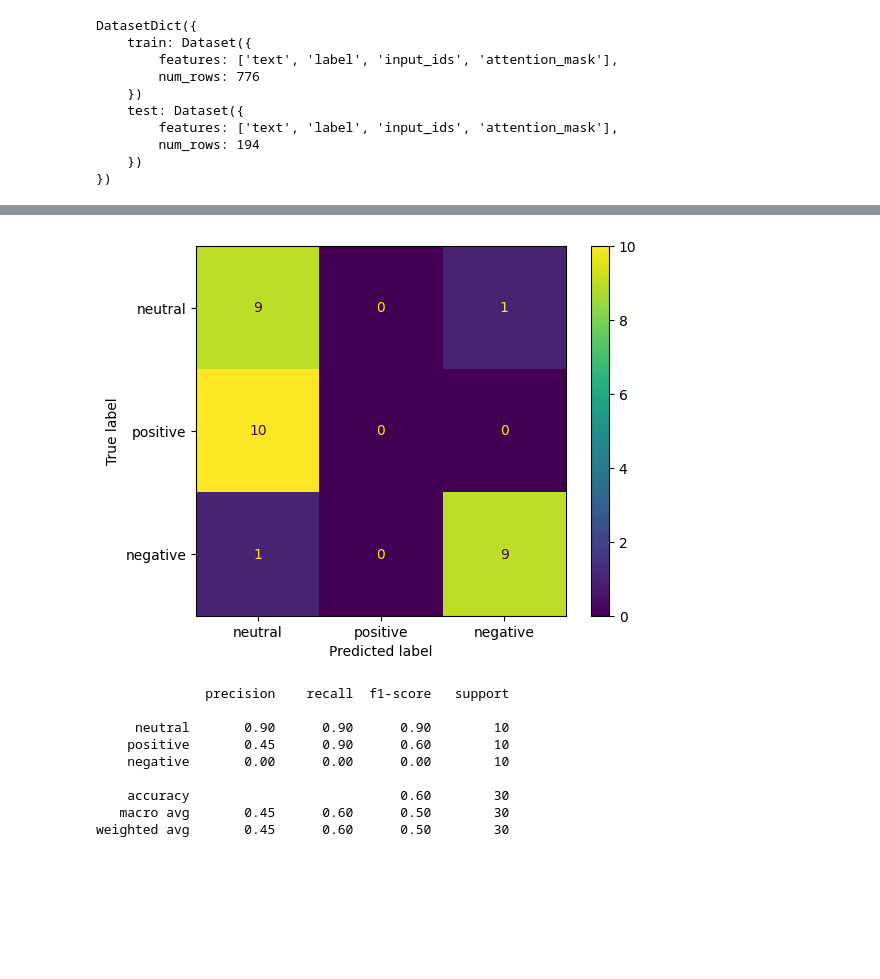
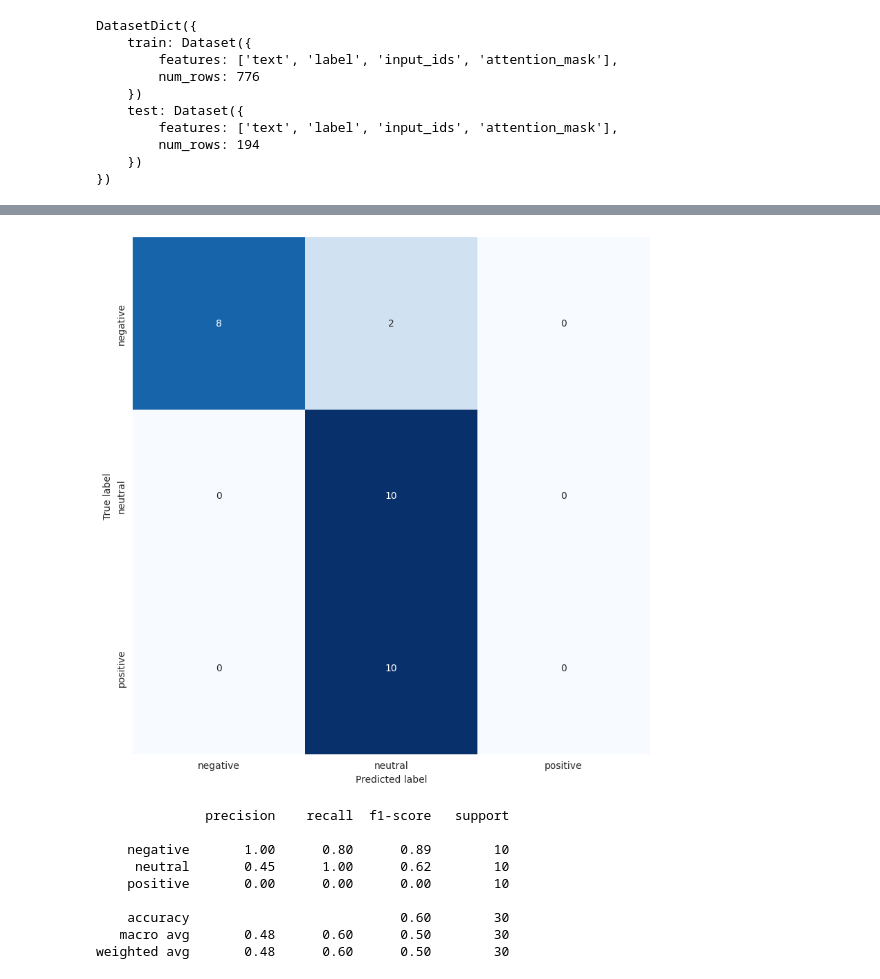
Before and after one commit to ErenNarin/DI725_assignment1, a Jupyter notebook: notebooks/4_gpt2_sentiment_model.ipynb, the cells around one changed output, grey strips where cells are left out. Drawn from its saved outputs; the diff is of its cells as text; code cells hidden in the pictures; blank space fills up the shorter version.

Commit message:
confusion matrix colors are changed

```diff
--- a/notebooks/4_gpt2_sentiment_model.ipynb
+++ b/notebooks/4_gpt2_sentiment_model.ipynb
@@ -112,26 +113,30 @@ Prediction: neutral - Label: positive
 Prediction: neutral - Label: positive
 Prediction: neutral - Label: positive
 # %%
-classes = ["neutral", "positive", "negative"]
+classes = ["negative", "neutral", "positive"]
 cm = confusion_matrix(labels, preds, labels=classes)
-disp = ConfusionMatrixDisplay(confusion_matrix=cm, display_labels=classes)
-disp.plot()
+
+figure = plt.figure(figsize=(8, 8))
+sns.heatmap(cm, annot=True, fmt="d", cmap=plt.cm.Blues, cbar=False, xticklabels=classes, yticklabels=classes)
+plt.tight_layout()
+plt.ylabel('True label')
+plt.xlabel('Predicted label')
 plt.show()
 # %% [output]
-[figure, old version]
+[figure, new version]
 # %%
 from sklearn.metrics import classification_report
 print(classification_report(labels, preds, target_names=classes))
 # %% [output]
               precision    recall  f1-score   support
 
-     neutral       0.90      0.90      0.90        10
-    positive       0.45      0.90      0.60        10
-    negative       0.00      0.00      0.00        10
+    negative       1.00      0.80      0.89        10
+     neutral       0.45      1.00      0.62        10
+    positive       0.00      0.00      0.00        10
 
     accuracy                           0.60        30
-   macro avg       0.45      0.60      0.50        30
-weighted avg       0.45      0.60      0.50        30
+   macro avg       0.48      0.60      0.50        30
+weighted avg       0.48      0.60      0.50        30
 # %%
 model_path = '../models/4_gpt2_sentiment_model.pkl'
 with open(model_path,'wb') as f:
```
Also changed, not shown: parts of 3 cells of this notebook, 2 other files.
